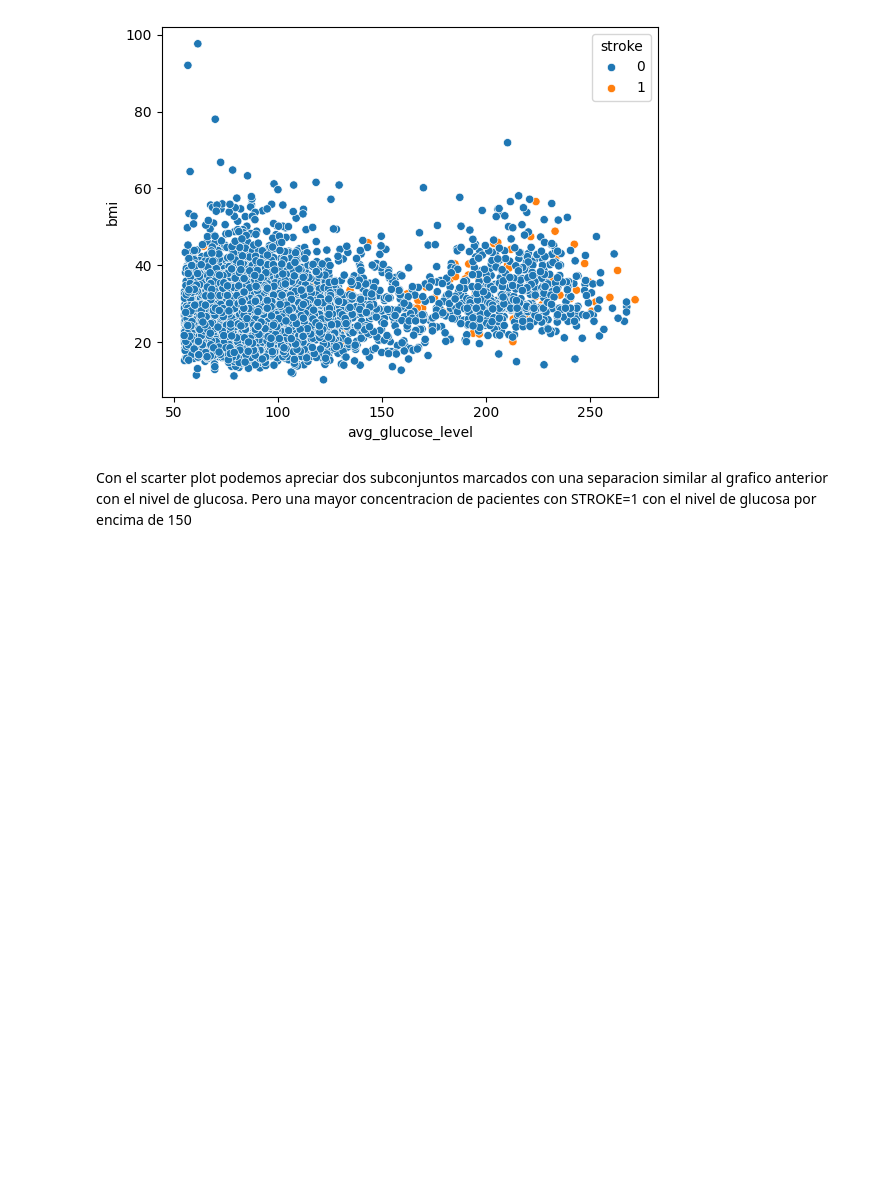
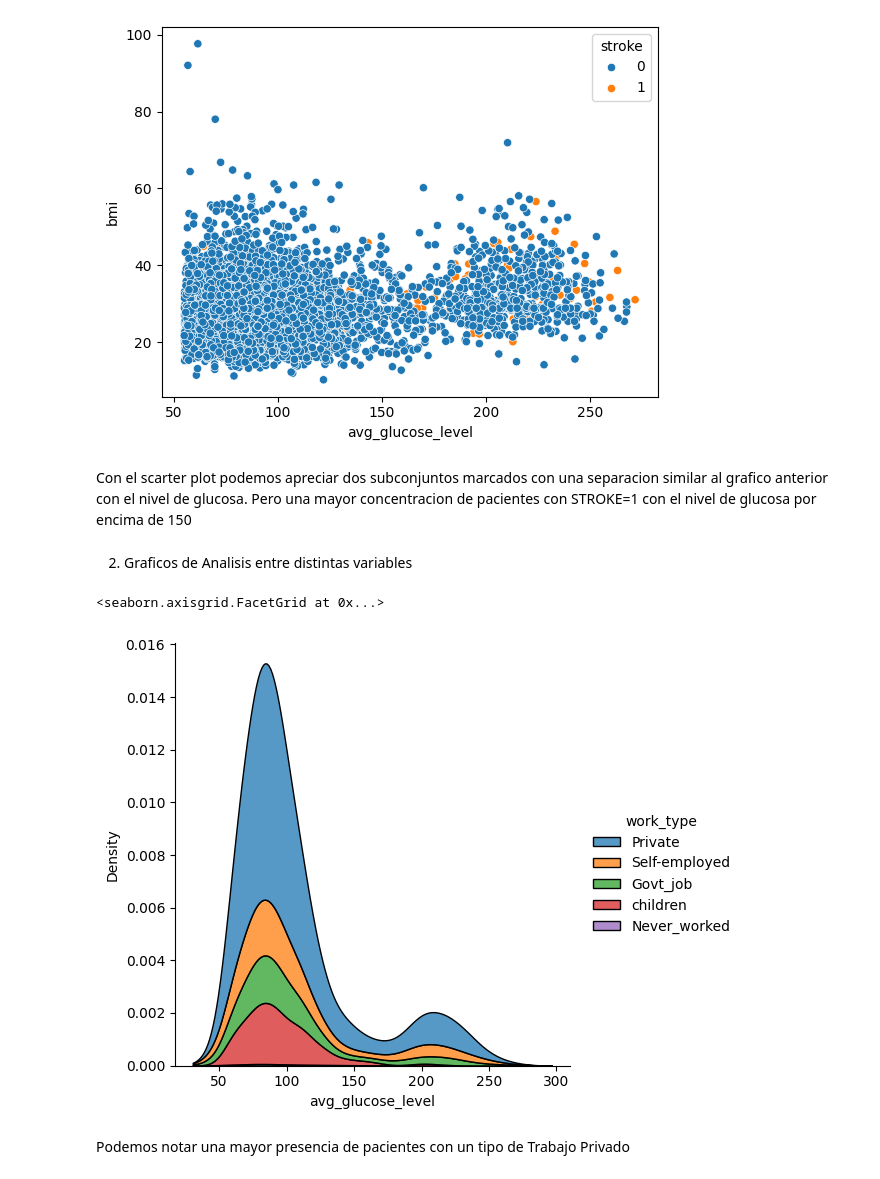
Before and after one commit to CarlosLeguiz/StrokePrediction, a Jupyter notebook: StrokePrediction.ipynb, the cells around one changed output. Saved outputs shown, nothing was run; the diff lists cells and outputs as text; code cells hidden in the pictures; blank space fills up the shorter version.

Commit message:
Se agrega el analisis de dos variables como lo son la glucosa y el tipo de trabajo

```diff
--- a/StrokePrediction.ipynb
+++ b/StrokePrediction.ipynb
@@ -352,3 +352,12 @@ g = sns.scatterplot(data=stroke, x="avg_glucose_level", y="bmi", hue="stroke")
 [figure]
 # %% [markdown]
 Con el scarter plot podemos apreciar dos subconjuntos marcados con una separacion similar al grafico anterior con el nivel de glucosa. Pero una mayor concentracion de pacientes con STROKE=1 con el nivel de glucosa por encima de 150
+# %% [markdown]
+2) Graficos de Analisis entre distintas variables
+# %%
+sns.displot(data=df, x="avg_glucose_level", hue="work_type", multiple='stack', kind="kde")
+# %% [output]
+<seaborn.axisgrid.FacetGrid at 0x...>
+[figure, added]
+# %% [markdown]
+Podemos notar una mayor presencia de pacientes con un tipo de Trabajo Privado
```
